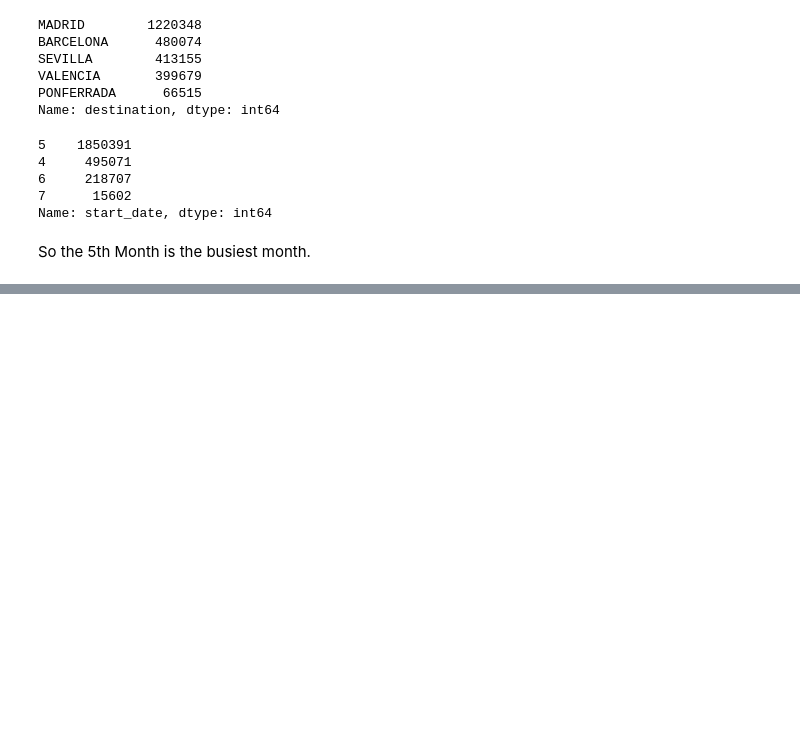
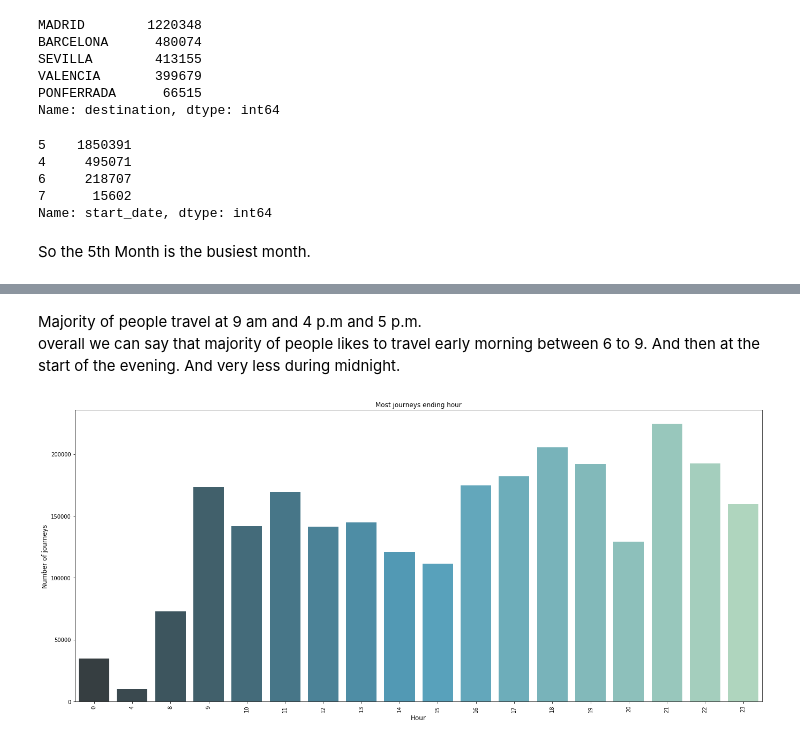
Before and after one commit to agarwalpratikkumar/Spanish-High-Speed-Rail-tickets-pricing---Renfe, a Jupyter notebook: Spanish_rail_price.ipynb, the cells around one changed output, grey strips where cells are left out. Drawn from its saved outputs; the diff is of its cells as text; code cells hidden in the pictures; blank space fills up the shorter version.

```diff
--- a/Spanish_rail_price.ipynb
+++ b/Spanish_rail_price.ipynb
@@ -222,0 +283,14 @@ Name: start_date, dtype: int64
+# %% [markdown]
+Majority of people travel at 9 am and 4 p.m and 5 p.m. <br>
+overall we can say that majority of people likes to travel early morning between 6 to 9. And then at the start of the evening. And very less during midnight.
+# %%
+end_date_  = data['end_date'].dt.hour.value_counts()
+plt.figure(figsize=(23,10))
+sns.barplot(end_date_.index, end_date_.values, palette = "GnBu_d")
+plt.title('Most journeys ending hour')
+plt.xticks(rotation='vertical')
+plt.ylabel('Number of journeys', fontsize=12)
+plt.xlabel('Hour', fontsize=12)
+plt.show()
+# %% [output]
+[figure, added]
```
Also changed, not shown: parts of 23 cells of this notebook.
